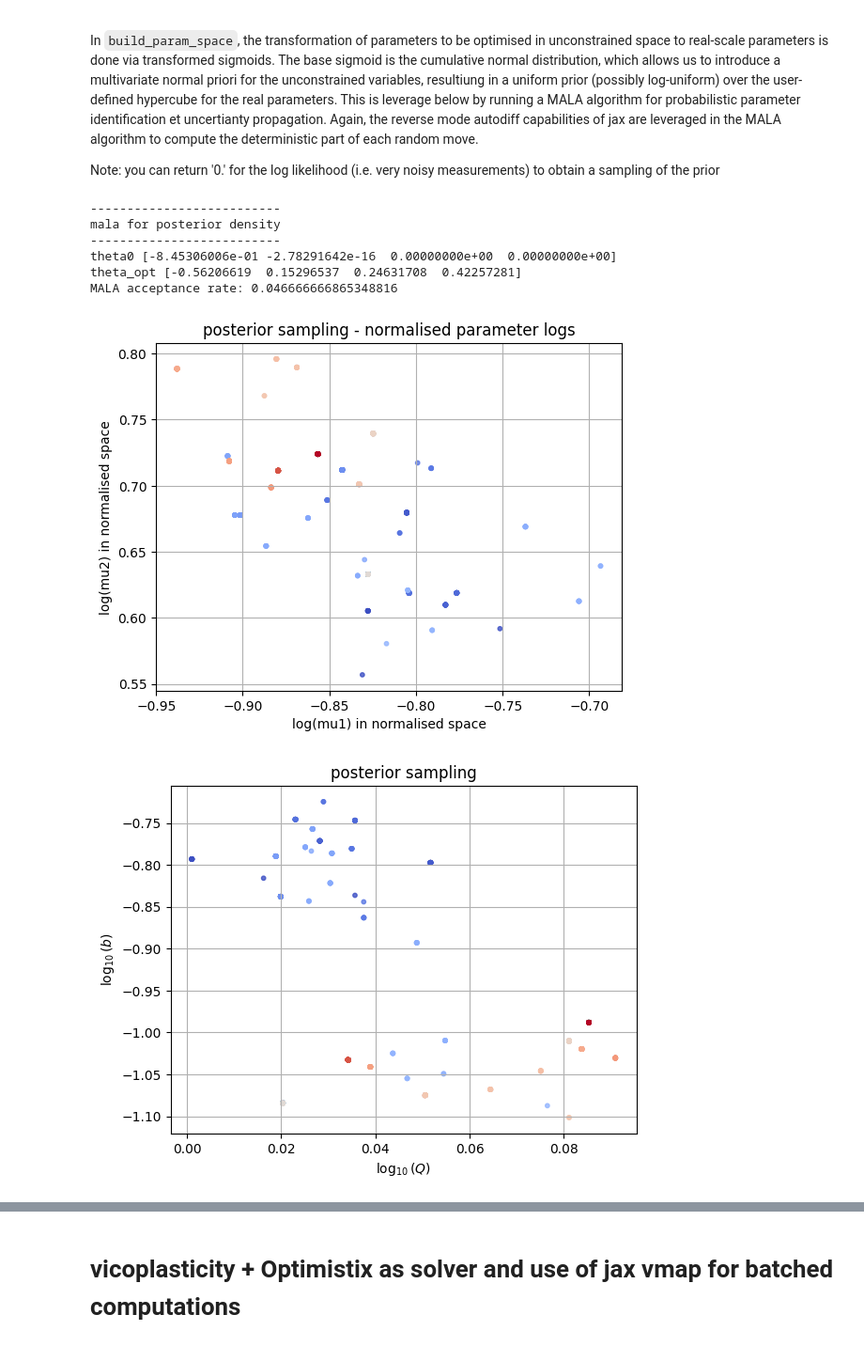
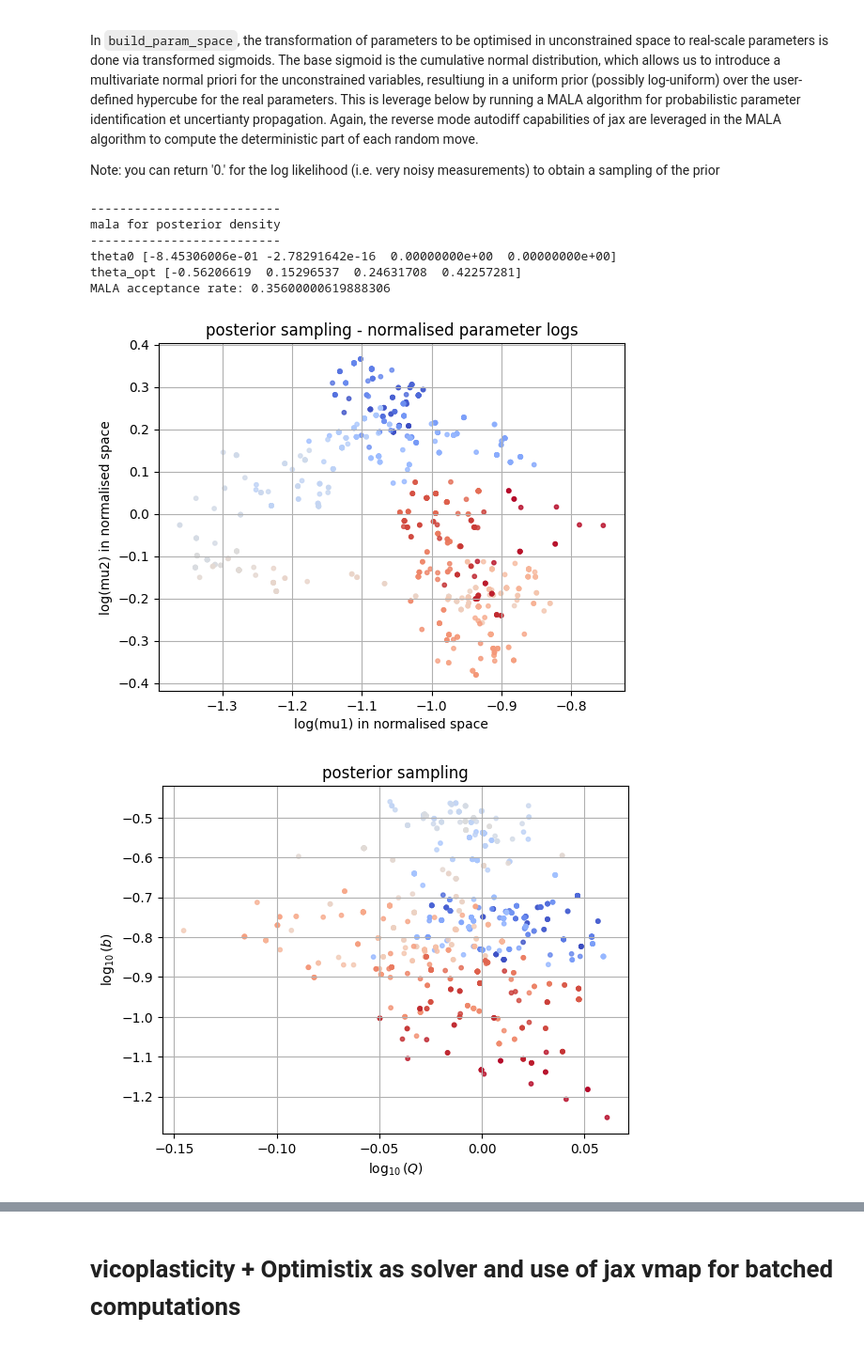
Before and after one commit to kerfriden/jaxdentify, a Jupyter notebook: demo.ipynb, the cells around one changed output, grey strips where cells are left out. Shown at 94% size. Cells and saved outputs as stored; diff of their text form; code cells hidden in the pictures.

```diff
--- a/demo.ipynb
+++ b/demo.ipynb
@@ -510,21 +510,7 @@ def make_newton(state_old, step_load, params):
         df_dsigma = jax.grad(lambda s: f_func(s-X, p, sigma_y, Q, b))(sigma)
         res_epsp  = (eps_p - eps_p_old) - (p - p_old) * df_dsigma
 
-        if 1: # Fischer–Burmeister
-            res_p = Fischer_Burmeister( -f_func(sigma-X, p, sigma_y, Q, b) , p-p_old )
-        else: # branching
-            from jax import lax
-            def res_p_fn(p, sigma, X):
-                phi = f_func(sigma-X, p, sigma_y, Q, b)
-                dp  = p - p_old
-                res_p = lax.cond(
-                    phi <= 0,
-                    lambda _: dp,
-                    lambda _: phi,
-                    operand=None,
-                )
-                return res_p
-            res_p = res_p_fn(p, sigma, X)
+        res_p = Fischer_Burmeister( -f_func(sigma-X, p, sigma_y, Q, b) , p-p_old )
 
         res_X = (X - X_old) - ( 2./3. * params['C_kin'] * (eps_p-eps_p_old) - params['D_kin'] * X * (p-p_old) )
 
@@ -797,7 +782,7 @@ key = random.PRNGKey(0)
 samples, acc_rate = run_mala(
     key,
     theta_opt,
-    eps=5.e-2,
+    eps=3.e-2,
     n_steps=1000,
     burn=250,
     thin=1,
@@ -810,40 +795,39 @@ mala for posterior density
 --------------------------
 theta0 [-8.45306006e-01 -2.78291642e-16  0.00000000e+00  0.00000000e+00]
 theta_opt [-0.56206619  0.15296537  0.24631708  0.42257281]
-MALA acceptance rate: 0.046666666865348816
+MALA acceptance rate: 0.35600000619888306
 # %%
-import numpy as np
-pts = np.asarray(samples, dtype=np.float32)
+pts = jnp.asarray(samples, dtype=np.float32)
 #plt.scatter(pts[:,0],pts[:,1], s=10, alpha=0.6)
 plt.scatter(pts[:,0],pts[:,1],c=np.arange(len(pts)),cmap='coolwarm',s=10,alpha=0.8)
 plt.xlabel('log(mu1) in normalised space')
 plt.ylabel('log(mu2) in normalised space')
 plt.grid()
 plt.title('posterior sampling - normalised parameter logs')
 plt.show()
 
 params = map_to_params(space, samples)
 
 Q = jax.device_get(params["Q"]).ravel()
 b = jax.device_get(params["b"]).ravel()
 
 plt.figure()
 #plt.scatter(jnp.log10(Q), jnp.log10(b), s=10, alpha=0.6)  # x=Q, y=b
 plt.scatter(jnp.log10(Q), jnp.log10(b), c=np.arange(len(Q)),cmap='coolwarm',s=10,alpha=0.8)
 plt.xlabel(r'$\log_{10}(Q)$')
 plt.ylabel(r'$\log_{10}(b)$')
 plt.grid(True)
 plt.title('posterior sampling')
 plt.show()
 
 plt.figure()
 sc = plt.scatter(Q, b,c=np.arange(len(Q)),cmap='coolwarm',s=10,alpha=0.8)
 plt.xlabel("Q")
 plt.ylabel("b")
 plt.grid(True)
 plt.title("posterior sampling")
 plt.colorbar(sc, label="sample index")  # optional but nice
 plt.show()
 # %% [output]
-[figure, old version]
+[figure, new version]
-[figure, old version]
+[figure, new version]
```
Also changed, not shown: parts of 11 cells of this notebook.
